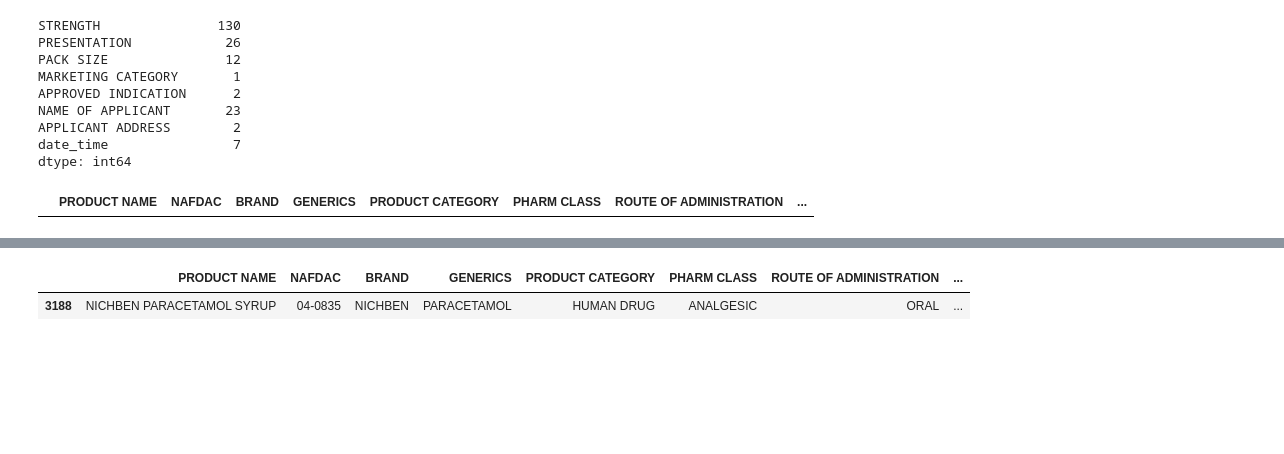
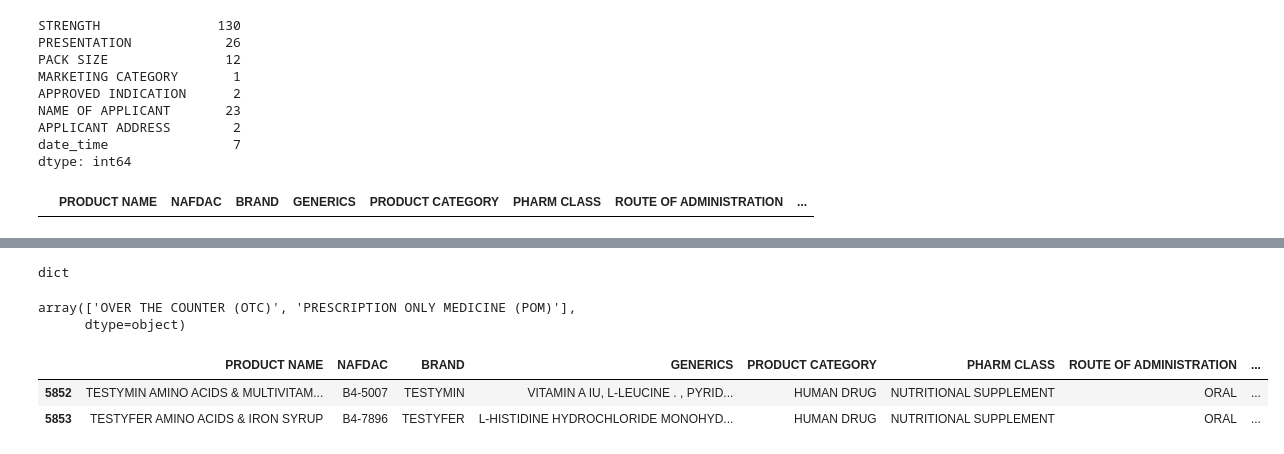
Before and after one commit to Morakinyo/nafdac-drug, a Jupyter notebook: complete-drug-v3.ipynb, the cells around one changed output, grey strips where cells are left out. Cells and saved outputs as stored; diff of their text form; code cells hidden in the pictures; blank space fills up the shorter version.

```diff
--- a/complete-drug-v3.ipynb
+++ b/complete-drug-v3.ipynb
@@ -892,0 +950,12 @@ array(['OTC', 'POM', 'OVER THE COUNTER', 'PRESCRIPTION ONLY MEDICINE',
+# %%
+drug.fillna({'MARKETING CATEGORY':'OVER THE COUNTER (OTC)'}, inplace=True)
+# %%
+validMC = ['OVER THE COUNTER (OTC)','PRESCRIPTION ONLY MEDICINE (POM)','OVER THE COUNTER (OTC)','PRESCRIPTION ONLY MEDICINE (POM)','PRESCRIPTION ONLY MEDICINE (POM)','OVER THE COUNTER (OTC)','PRESCRIPTION ONLY MEDICINE (POM)','PRESCRIPTION ONLY MEDICINE (POM)','PRESCRIPTION ONLY MEDICINE (POM)','PRESCRIPTION ONLY MEDICINE (POM)']
+# %%
+mc_dictionary = dict(zip(marketingCat,validMC))
+# %%
+type(mc_dictionary)
+# %% [output]
+dict
+# %%
+drug['MARKETING CATEGORY'].replace(mc_dictionary, inplace=True)
@@ -893,5 +964,11 @@ array(['OTC', 'POM', 'OVER THE COUNTER', 'PRESCRIPTION ONLY MEDICINE',
+# %%
+mc.unique()
+# %% [output]
+array(['OVER THE COUNTER (OTC)', 'PRESCRIPTION ONLY MEDICINE (POM)'],
+      dtype=object)
 # %%
-drug.loc[drug['MARKETING CATEGORY'] == 'TREATMENT OF PAIN AND FEVERISH CONDITIONS']
+drug.loc[drug['MARKETING CATEGORY'] == 'NUTRITIONAL SUPPLEMENT']
 # %% [output]
 |  | PRODUCT NAME | NAFDAC | BRAND | GENERICS | PRODUCT CATEGORY | PHARM CLASS | ROUTE OF ADMINISTRATION | ... |
-| 3188 | NICHBEN PARACETAMOL SYRUP | 04-0835 | NICHBEN | PARACETAMOL | HUMAN DRUG | ANALGESIC | ORAL | ... |
+| 5852 | TESTYMIN AMINO ACIDS & MULTIVITAM... | B4-5007 | TESTYMIN | VITAMIN A IU, L-LEUCINE . , PYRID... | HUMAN DRUG | NUTRITIONAL SUPPLEMENT | ORAL | ... |
+| 5853 | TESTYFER AMINO ACIDS & IRON SYRUP | B4-7896 | TESTYFER | L-HISTIDINE HYDROCHLORIDE MONOHYD... | HUMAN DRUG | NUTRITIONAL SUPPLEMENT | ORAL | ... |
```
Also changed, not shown: parts of 28 cells of this notebook, 26 other files.
